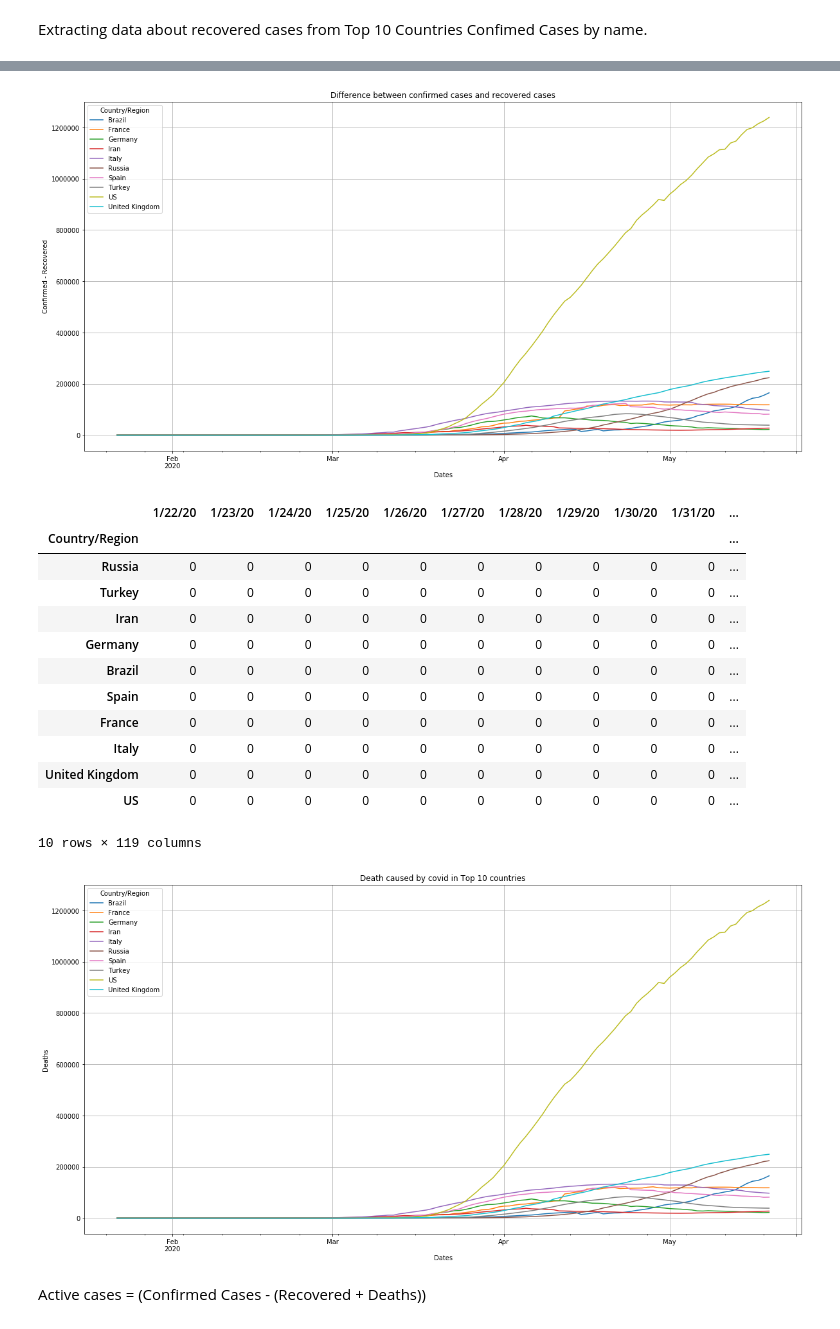
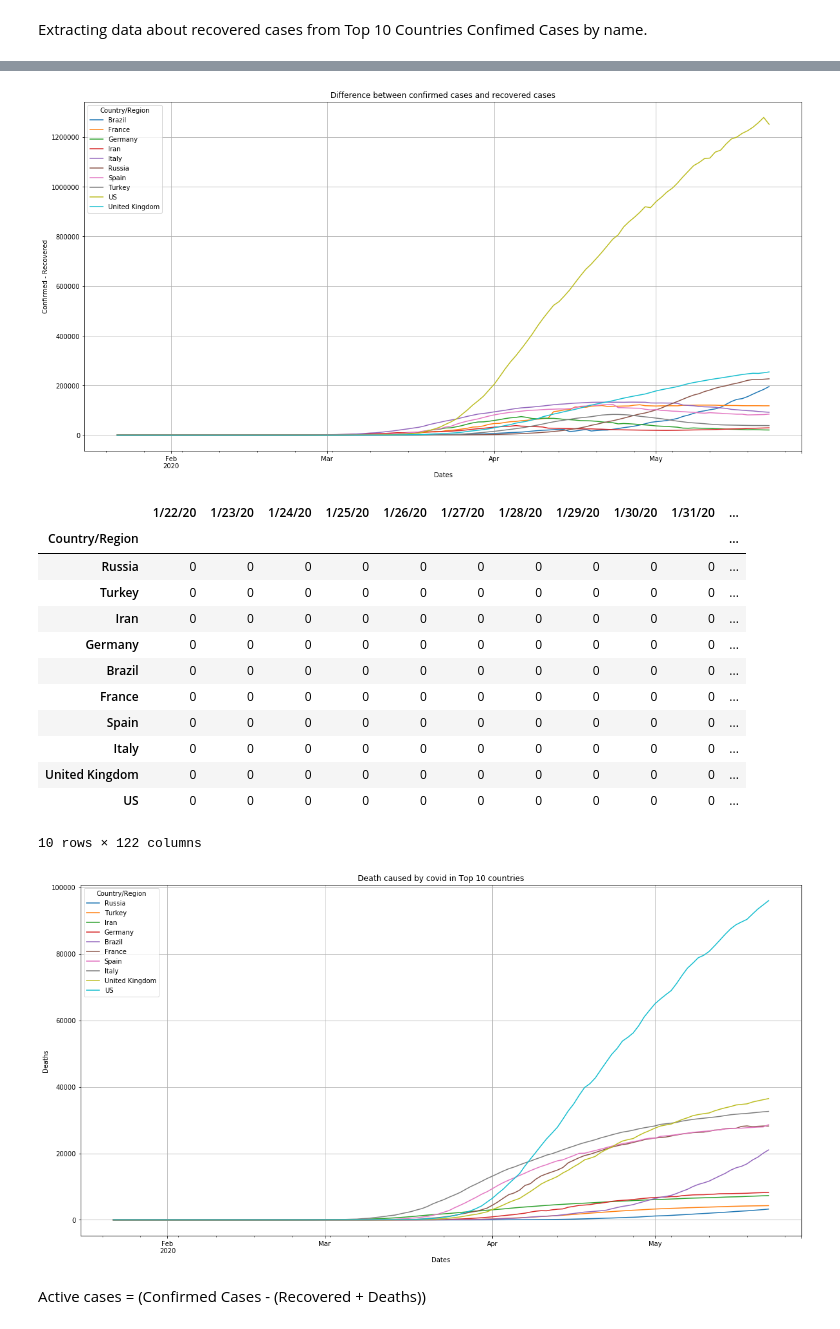
Before and after one commit to ErikSugawara/covid19-visualization-analysis, a Jupyter notebook: covid_visual_analysis.ipynb, the cells around one changed output, grey strips where cells are left out. Saved outputs shown, nothing was run; the diff lists cells and outputs as text; code cells hidden in the pictures.

Commit message:
Added brazil info graphics

```diff
--- a/covid_visual_analysis.ipynb
+++ b/covid_visual_analysis.ipynb
@@ -67,7 +67,8 @@ start_date = '1/22/20'
 # Needed because of daily updates on database which cannot be updated yet
 # where the date of "today" has not been updated.
 # So, for practicity, we get one day before. We could get the last column as well.
-end_date = (dt.datetime.today() - dt.timedelta(days=1)).strftime('%-m/%d/%y')
+# end_date = (dt.datetime.today() - dt.timedelta(days=1)).strftime('%-m/%d/%y')
+end_date = df_confirmed_cases.columns[-1]
 # %%
 df_top10 = df_confirmed_cases.groupby(['Country/Region']).sum()
 df_top10 = df_top10.loc[:, start_date:end_date]
@@ -144,7 +145,7 @@ ax_3.set_title("Difference between confirmed cases and recovered cases", fontsiz
 ax_3.grid(True)
 ax_3.set(xlabel='Dates', ylabel='Confirmed - Recovered');
 # %% [output]
-[figure, old version]
+[figure, new version]
 # %%
 df_death = df_death_cases.loc[df_death_cases['Country/Region'].isin(top10_countries)]
 df_death = df_death.groupby(['Country/Region']).sum()
@@ -160,21 +161,23 @@ df_death
 | Iran | 0 | 0 | 0 | 0 | 0 | 0 | 0 | 0 | 0 | 0 | ... |
 | Germany | 0 | 0 | 0 | 0 | 0 | 0 | 0 | 0 | 0 | 0 | ... |
 | Brazil | 0 | 0 | 0 | 0 | 0 | 0 | 0 | 0 | 0 | 0 | ... |
+| France | 0 | 0 | 0 | 0 | 0 | 0 | 0 | 0 | 0 | 0 | ... |
 | Spain | 0 | 0 | 0 | 0 | 0 | 0 | 0 | 0 | 0 | 0 | ... |
-| France | 0 | 0 | 0 | 0 | 0 | 0 | 0 | 0 | 0 | 0 | ... |
 | Italy | 0 | 0 | 0 | 0 | 0 | 0 | 0 | 0 | 0 | 0 | ... |
 | United Kingdom | 0 | 0 | 0 | 0 | 0 | 0 | 0 | 0 | 0 | 0 | ... |
 | US | 0 | 0 | 0 | 0 | 0 | 0 | 0 | 0 | 0 | 0 | ... |
-10 rows × 119 columns
+10 rows × 122 columns
 # %%
 fig = plt.figure(figsize = (20, 10))
 ax_4 = fig.add_subplot(1,1,1)
-df_diff.plot(ax=ax_4, legend=True)
+df_death = df_death.T
+df_death.index = pd.to_datetime(df_death.index)
+df_death.plot(ax=ax_4, legend=True)
 ax_4.set_title("Death caused by covid in Top 10 countries", fontsize=12)
 ax_4.grid(True)
 ax_4.set(xlabel='Dates', ylabel='Deaths');
 # %% [output]
-[figure, old version]
+[figure, new version]
 # %% [markdown]
 Active cases = (Confirmed Cases - (Recovered + Deaths))
 # %%
```
Also changed, not shown: parts of 22 cells of this notebook.
